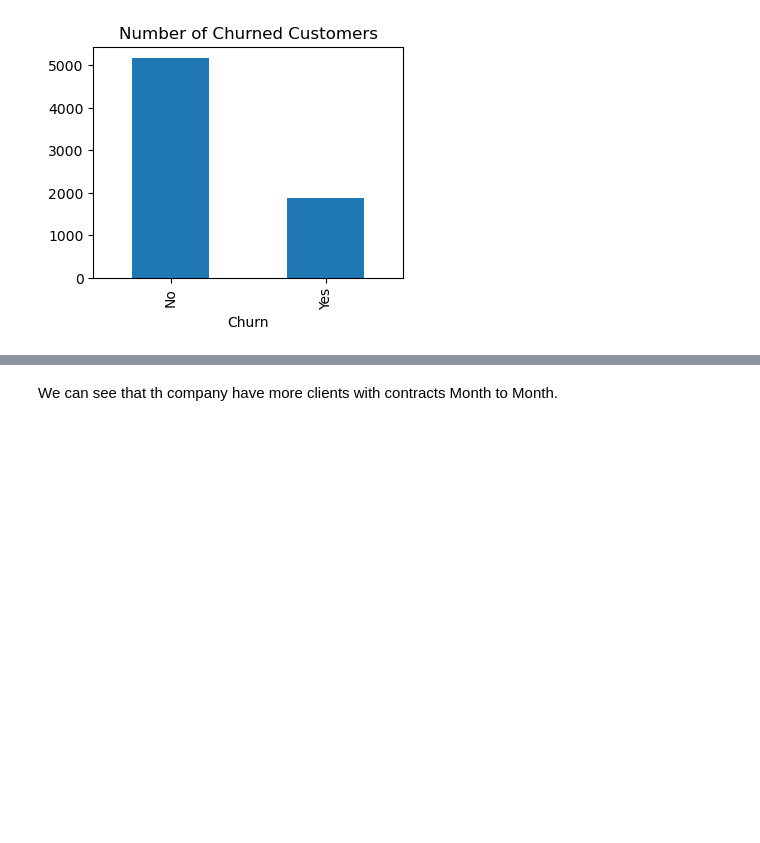
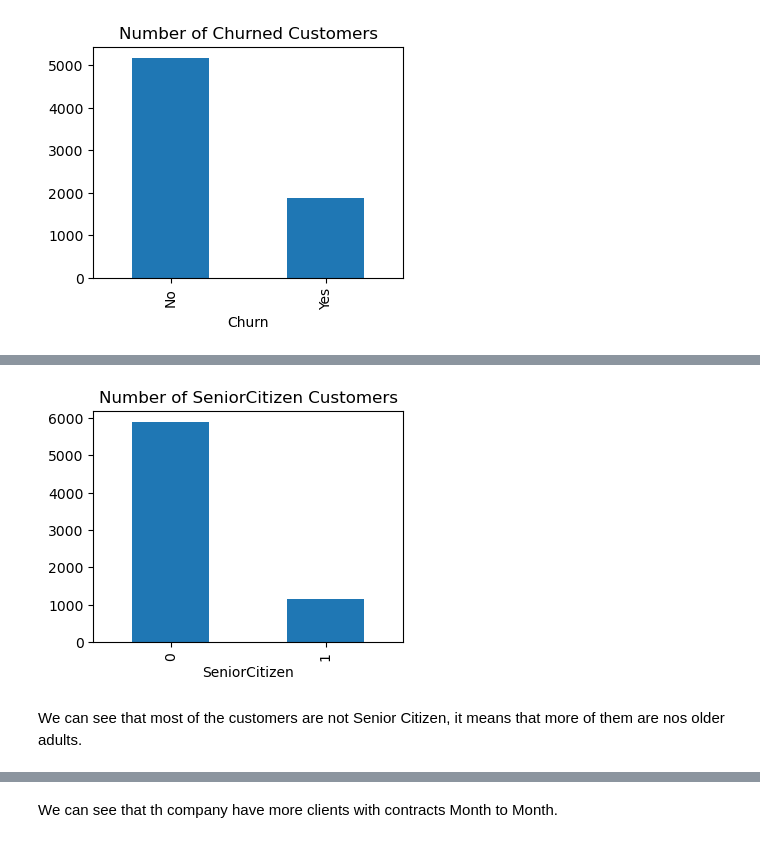
Before and after one commit to mijailbv/Churn_Prediction-Strategic_Thinking, a Jupyter notebook: Oficial.ipynb, the cells around one changed output, grey strips where cells are left out. Saved outputs shown, nothing was run; the diff lists cells and outputs as text; code cells hidden in the pictures; blank space fills up the shorter version.

```diff
--- a/Oficial.ipynb
+++ b/Oficial.ipynb
@@ -207,3 +184,12 @@ We can see that the number of Male customers ar a little bit more than the Femal
+# %%
+#Bar Plot target variable
+target = df_churn.groupby('SeniorCitizen').size()
+target.plot(kind='bar',figsize=(4,3),
+                 title= 'Number of SeniorCitizen Customers');
+# %% [output]
+[figure, added]
+# %% [markdown]
+We can see that most of the customers are not Senior Citizen, it means that more of them are nos older adults.
 # %%
 #Bar Plot target variable
 target = df_churn.groupby('Contract').size()
```
Also changed, not shown: parts of 14 cells of this notebook.
